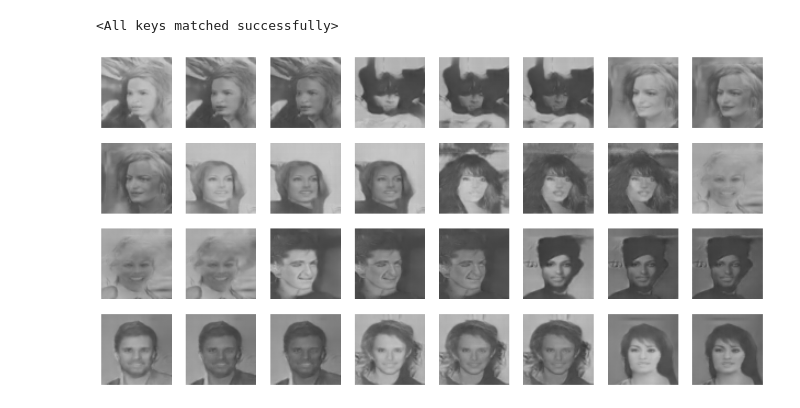
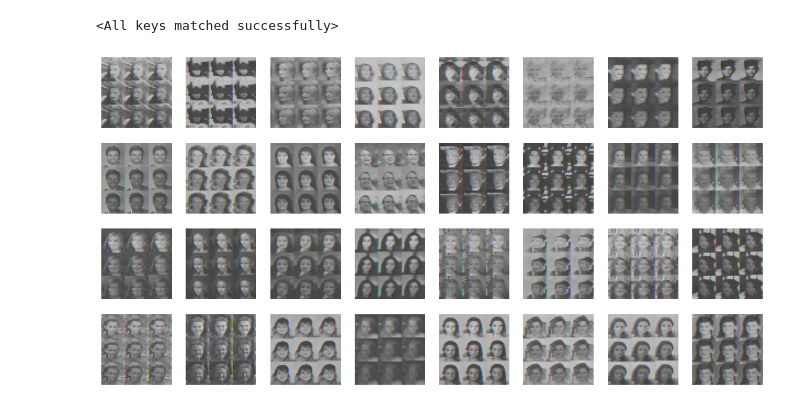
Before and after one commit to Vishwa2684/DCGAN, a Jupyter notebook: eval.ipynb, the cells around one changed output. Cells and saved outputs as stored; diff of their text form; code cells hidden in the pictures.

```diff
--- a/eval.ipynb
+++ b/eval.ipynb
@@ -80,33 +80,33 @@ new_generated_celebs = new_generated_celebs.cpu().detach().numpy()
 # %%
 import matplotlib.pyplot as plt
 
 try:
     # Normalize the generated images from [-1, 1] to [0, 1]
     generated_imgs_cpu = (new_generated_celebs + 1) / 2.0
 
     # Reshape to (batch_size, height, width, channels) assuming RGB images
-    generated_imgs_cpu = generated_imgs_cpu.reshape(-1, 64, 64)
+    generated_imgs_cpu = generated_imgs_cpu.reshape(-1, 64, 64,3)
 
     # Set the number of images you want to display
     num_images = 32
 
     # Create a grid of 4x8 for 32 images
     fig, axs = plt.subplots(4, 8, figsize=(16, 8))
 
     # Plot each image
     for i in range(4):
         for j in range(8):
             index = i * 8 + j
             if index < num_images:
-                rgb_image = cv2.cvtColor(generated_imgs_cpu[index],cv2.COLOR_GRAY2RGB)
-                axs[i, j].imshow(rgb_image)
+                # rgb_image = cv2.cvtColor(generated_imgs_cpu[index],cv2.COLOR_GRAY2RGB)
+                axs[i, j].imshow(generated_imgs_cpu[index])
                 axs[i, j].axis('off')  # Turn off axis for a cleaner look
 
     # Display the grid of images
     # plt.savefig('./output/out.png')
     plt.show()
 
 except Exception as e:
     print(e)
 # %% [output]
-[figure, old version]
+[figure, new version]
```
